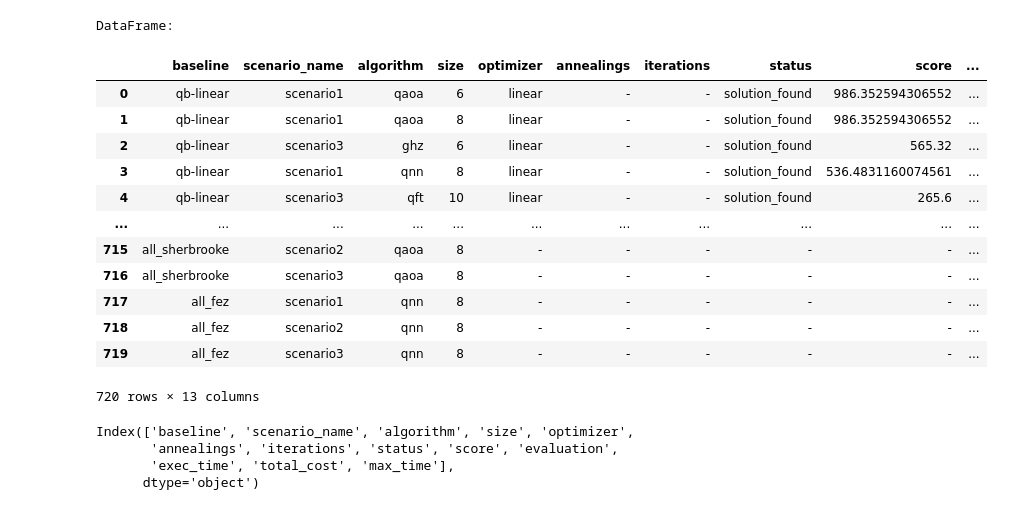
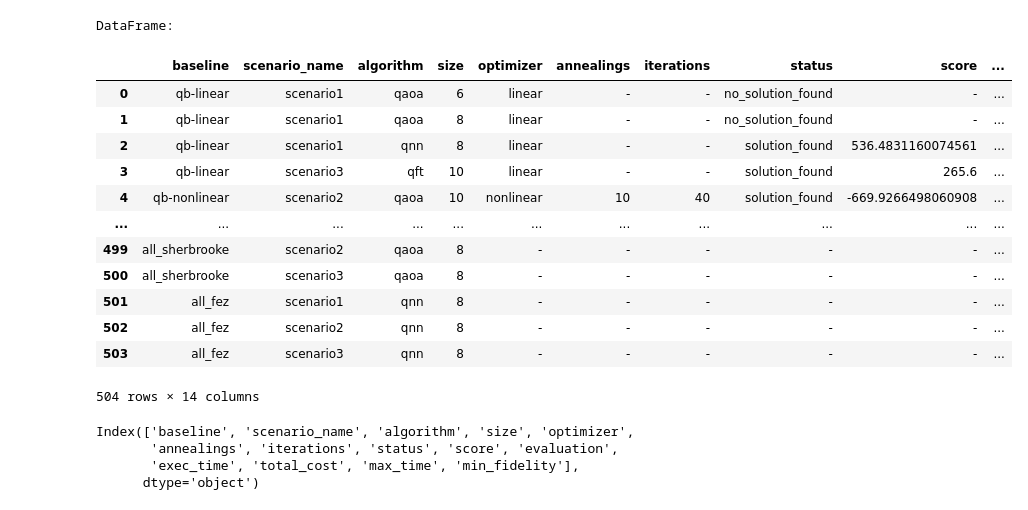
Before and after one commit to alebocci/QBexps, a Jupyter notebook: analyze.ipynb, the cells around one changed output. Saved outputs shown, nothing was run; the diff lists cells and outputs as text; code cells hidden in the pictures.

Commit message:
non linear new code

```diff
--- a/analyze.ipynb
+++ b/analyze.ipynb
@@ -34,6 +38,7 @@ def process_file(filepath):
     exec_time = reasoner.get("solver_exec_time", "-")
     total_cost = reasoner.get("total_cost", "-")
     max_time = reasoner.get("max_time", "-")
+    min_fidelity = reasoner.get("min_fidelity", "-")
     dispatch = reasoner.get("dispatch", {})
 
     if optimizer == "linear":
@@ -58,6 +63,7 @@ def process_file(filepath):
         "exec_time": exec_time,
         "total_cost": total_cost,
         "max_time": max_time,
+        "min_fidelity": min_fidelity
     }
 
     # Key for dispatches dict
@@ -79,6 +85,7 @@ def process_file_baseline(filepath, scenario_name):
     exec_time = "-"
     total_cost = data.get("total_cost", "-")
     max_time = data.get("max_time", "-")
+    min_fidelity = data.get("min_fidelity", "-")
     dispatch = data.get("dispatch", {})
     baseline = os.path.basename(filepath).replace(algorithm+"_", "").replace(str(size)+"_", "").replace(".json", "")
     row = {
@@ -94,7 +101,8 @@ def process_file_baseline(filepath, scenario_name):
         "evaluation": evaluation,
         "exec_time": exec_time,
         "total_cost": total_cost,
-        "max_time": max_time
+        "max_time": max_time,
+        "min_fidelity": min_fidelity
     }
     dispatch_key = (scenario_name, algorithm, size, optimizer, annealings, iterations)
     return row, dispatch_key, dispatch
@@ -102,60 +110,59 @@ def process_file_baseline(filepath, scenario_name):
 data_rows = []
 dispatches = {}
 
-if os.path.exists(csv_file):
-    df = pd.read_csv(csv_file)
+if os.path.exists(csv_file_base):
+    df = pd.read_csv(csv_file_base)
 else:
     base_files = [os.path.join(folder_base, f) for f in os.listdir(folder_base) if f.endswith('.json')]
     baseline_files = [os.path.join(folder_baseline, f) for f in os.listdir(folder_baseline) if f.endswith('.json')]
     for file in base_files:
         row, key, dispatch = process_file(file)
         data_rows.append(row)
         dispatches[key] = dispatch
 
     for file in baseline_files:
         for scenario_name in ["scenario1", "scenario2", "scenario3"]:
             row, key, dispatch = process_file_baseline(file, scenario_name)
             data_rows.append(row)
             if key in dispatches:
                 continue
             else:
                 dispatches[key] = dispatch
 
     # Create DataFrame
     df = pd.DataFrame(data_rows)
+    df.to_csv(csv_file_base, index=False)
 
 # Show results
 print("DataFrame:")
+df['algorithm'] = df['algorithm'].replace('realamprandom', 'realamprnd')
+df['algorithm'] = df['algorithm'].replace('twolocalrandom', 'twolocalrnd')
 display(df)
 
 #print("\nDispatches dictionary (keys and values):")
 #for k, v in dispatches.items():
 #    print(f"{k}: {v}")
-
-# if csv is already present, skip saving
-if not os.path.exists(csv_file):
-    df.to_csv(csv_file, index=False)
 # %% [output]
 DataFrame:
 |  | baseline | scenario_name | algorithm | size | optimizer | annealings | iterations | status | score | ... |
-| 0 | qb-linear | scenario1 | qaoa | 6 | linear | - | - | solution_found | 986.352594306552 | ... |
-| 1 | qb-linear | scenario1 | qaoa | 8 | linear | - | - | solution_found | 986.352594306552 | ... |
-| 2 | qb-linear | scenario3 | ghz | 6 | linear | - | - | solution_found | 565.32 | ... |
-| 3 | qb-linear | scenario1 | qnn | 8 | linear | - | - | solution_found | 536.4831160074561 | ... |
-| 4 | qb-linear | scenario3 | qft | 10 | linear | - | - | solution_found | 265.6 | ... |
+| 0 | qb-linear | scenario1 | qaoa | 6 | linear | - | - | no_solution_found | - | ... |
+| 1 | qb-linear | scenario1 | qaoa | 8 | linear | - | - | no_solution_found | - | ... |
+| 2 | qb-linear | scenario1 | qnn | 8 | linear | - | - | solution_found | 536.4831160074561 | ... |
+| 3 | qb-linear | scenario3 | qft | 10 | linear | - | - | solution_found | 265.6 | ... |
+| 4 | qb-nonlinear | scenario2 | qaoa | 10 | nonlinear | 10 | 40 | solution_found | -669.9266498060908 | ... |
 | ... | ... | ... | ... | ... | ... | ... | ... | ... | ... | ... |
-| 715 | all_sherbrooke | scenario2 | qaoa | 8 | - | - | - | - | - | ... |
-| 716 | all_sherbrooke | scenario3 | qaoa | 8 | - | - | - | - | - | ... |
-| 717 | all_fez | scenario1 | qnn | 8 | - | - | - | - | - | ... |
-| 718 | all_fez | scenario2 | qnn | 8 | - | - | - | - | - | ... |
-| 719 | all_fez | scenario3 | qnn | 8 | - | - | - | - | - | ... |
+| 499 | all_sherbrooke | scenario2 | qaoa | 8 | - | - | - | - | - | ... |
+| 500 | all_sherbrooke | scenario3 | qaoa | 8 | - | - | - | - | - | ... |
+| 501 | all_fez | scenario1 | qnn | 8 | - | - | - | - | - | ... |
+| 502 | all_fez | scenario2 | qnn | 8 | - | - | - | - | - | ... |
+| 503 | all_fez | scenario3 | qnn | 8 | - | - | - | - | - | ... |
-720 rows × 13 columns
+504 rows × 14 columns
 # %%
 df.columns
 # %% [output]
 Index(['baseline', 'scenario_name', 'algorithm', 'size', 'optimizer',
        'annealings', 'iterations', 'status', 'score', 'evaluation',
-       'exec_time', 'total_cost', 'max_time'],
+       'exec_time', 'total_cost', 'max_time', 'min_fidelity'],
       dtype='object')
 # %%
 _df = df[df['status'].isin(['solution_found', '-'])]
```
Also changed, not shown: parts of 6 cells of this notebook, 21 other files.
